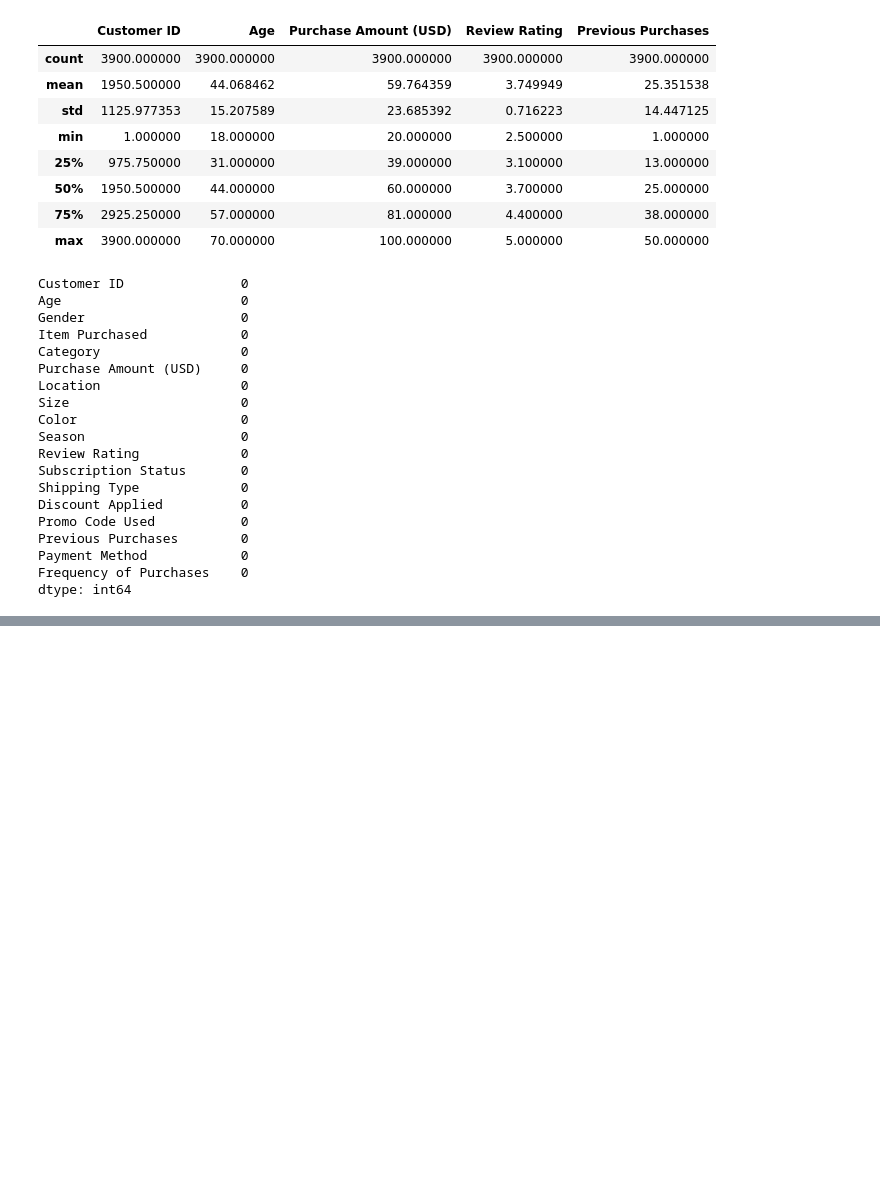
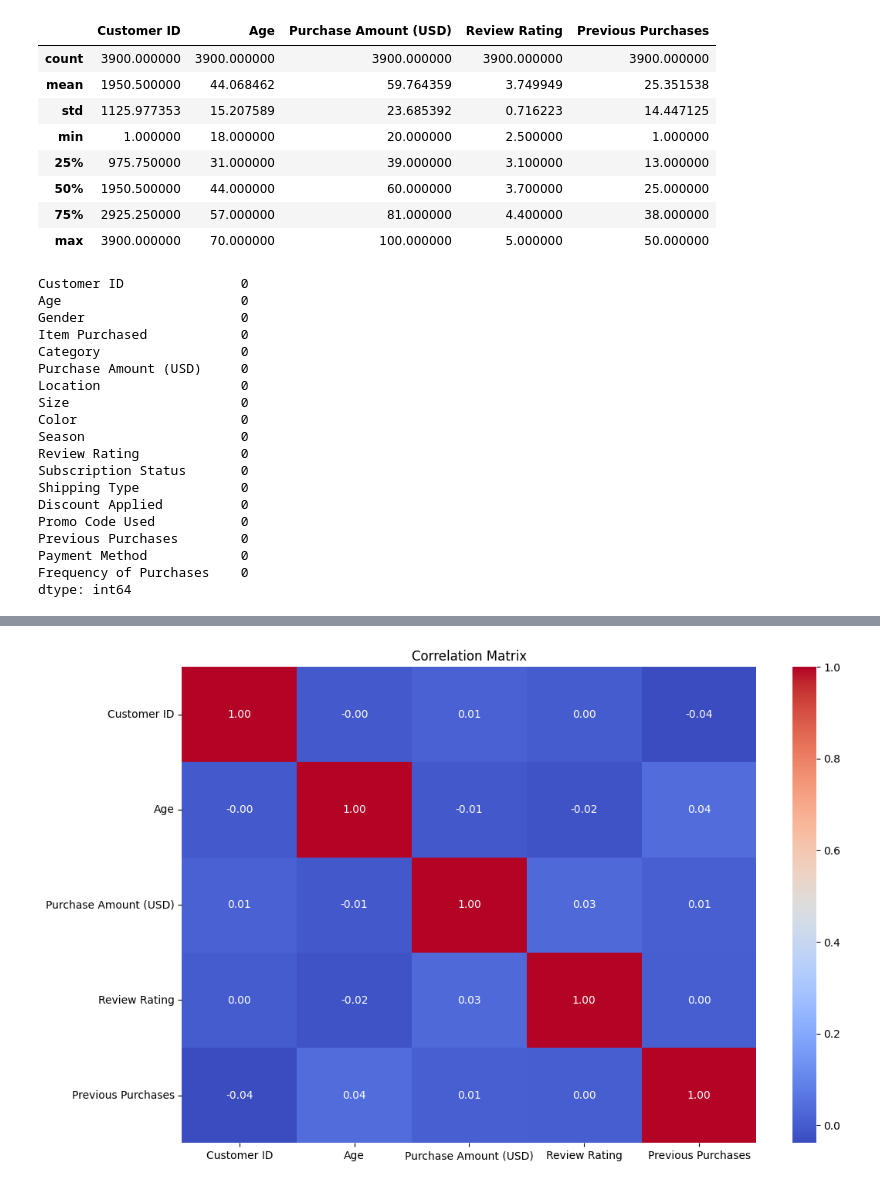
Before and after one commit to Sidhupaji-2004/Online-Retail-Transaction-Analysis, a Jupyter notebook: retail.ipynb, the cells around one changed output, grey strips where cells are left out. Drawn from its saved outputs; the diff is of its cells as text; code cells hidden in the pictures; blank space fills up the shorter version.

```diff
--- a/retail.ipynb
+++ b/retail.ipynb
@@ -52,0 +136,11 @@ dtype: int64
+# %%
+# Explore correlations between different variables (excluding categorical variables)
+numerical_columns = data.select_dtypes(include=['int64', 'float64']).columns
+correlation_matrix = data[numerical_columns].corr()
+
+plt.figure(figsize=(12, 8))
+sns.heatmap(correlation_matrix, annot=True, cmap='coolwarm', fmt=".2f")
+plt.title('Correlation Matrix')
+plt.show()
+# %% [output]
+[figure, added]
```
Also changed, not shown: parts of 13 cells of this notebook.
